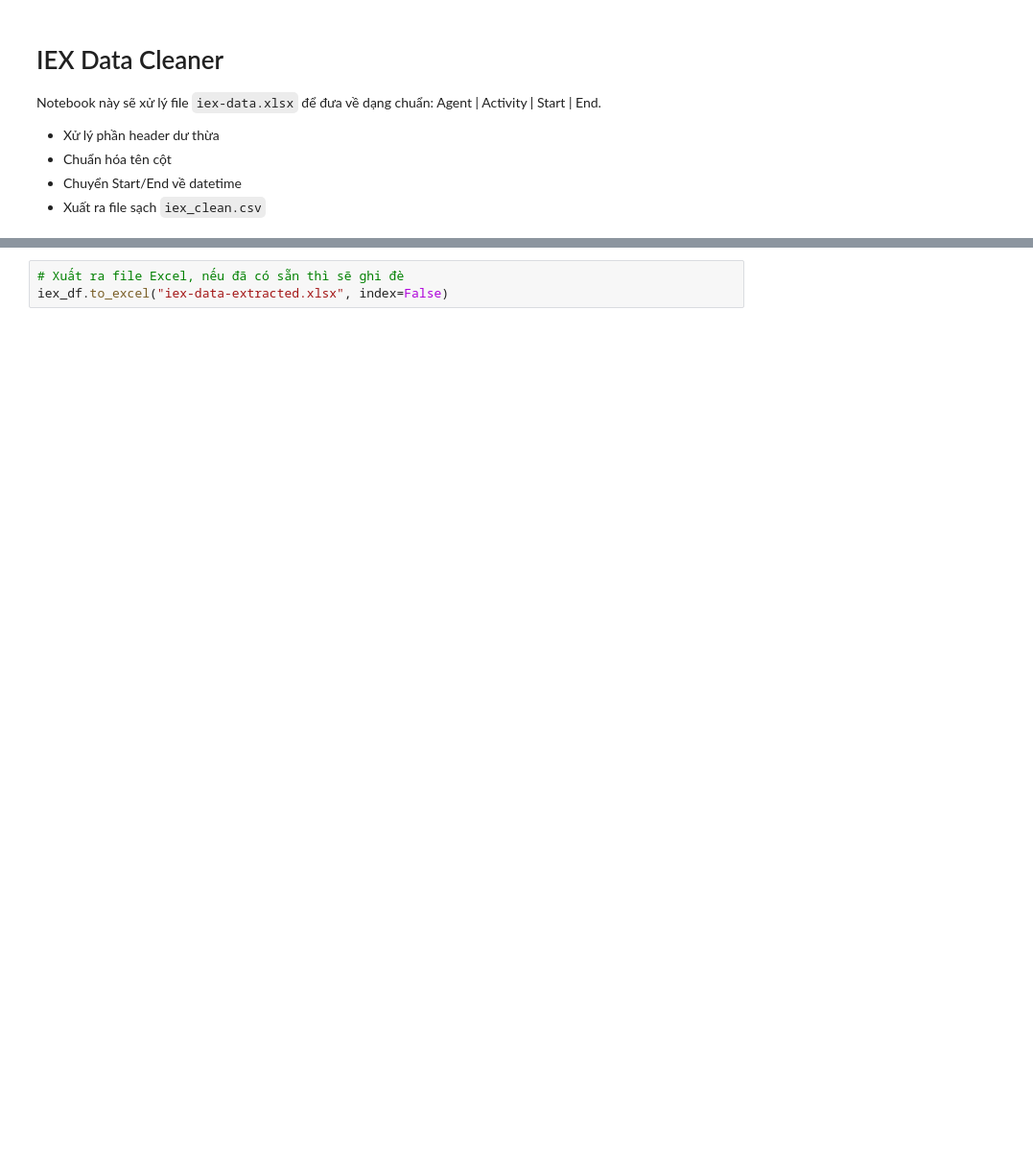
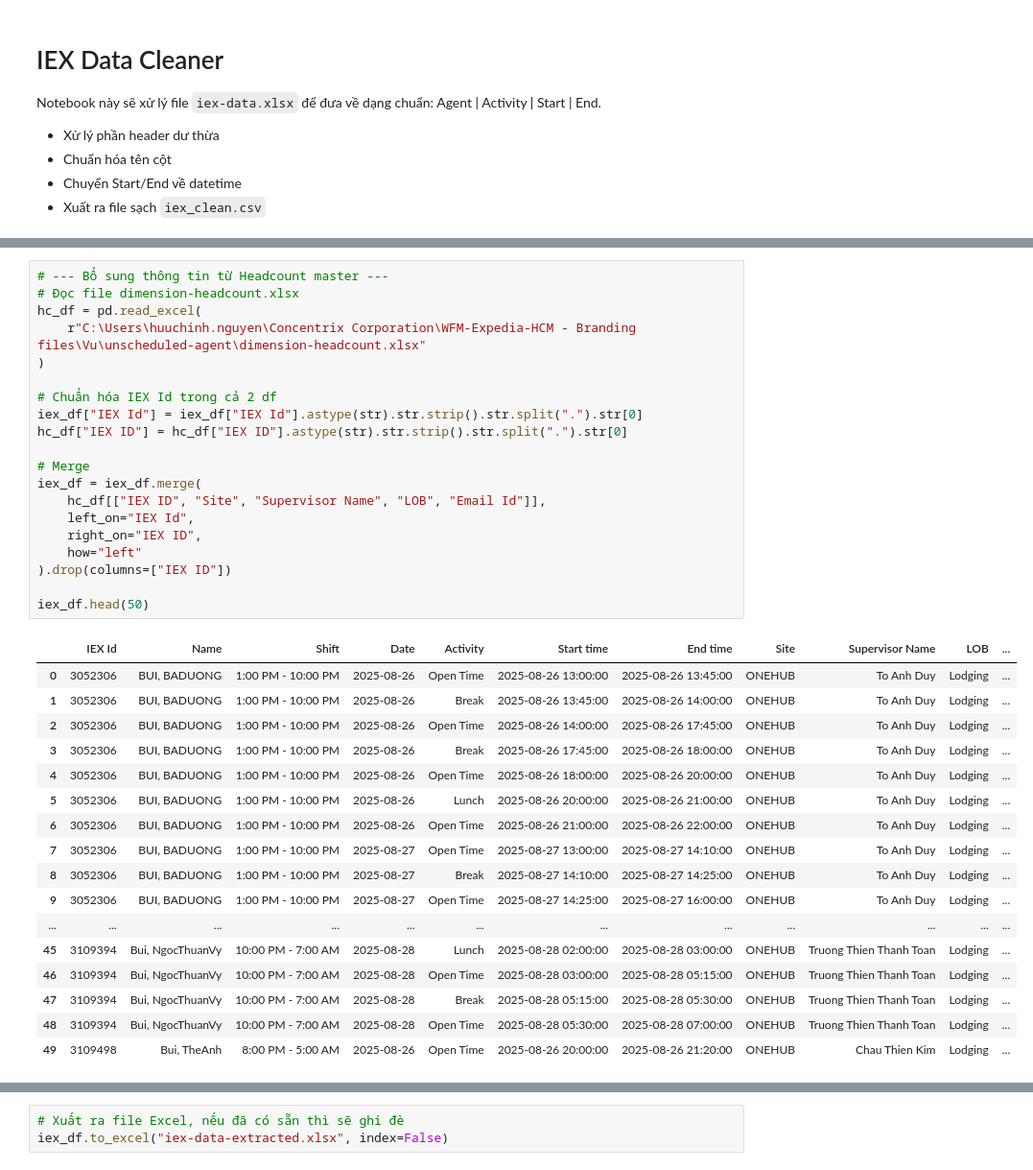
Before and after one commit to hoangvu2002/unscheduled-agent, a Jupyter notebook: production-iex_cleaner.ipynb, the cells around one changed output, grey strips where cells are left out. Shown: that part at 96% size. Cells and saved outputs as stored; diff of their text form; blank space fills up the shorter version.

Commit message:
Modified production-iex-cleaner to enrich iex_df with headcount data

```diff
--- a/production-iex_cleaner.ipynb
+++ b/production-iex_cleaner.ipynb
@@ -383,0 +386,38 @@ Số dòng start-date != Date sau xử lý: 0
+# %%
+# --- Bổ sung thông tin từ Headcount master ---
+# Đọc file dimension-headcount.xlsx
+hc_df = pd.read_excel(
+    r"C:\Users\huuchinh.nguyen\Concentrix Corporation\WFM-Expedia-HCM - Branding files\Vu\unscheduled-agent\dimension-headcount.xlsx"
+)
+
+# Chuẩn hóa IEX Id trong cả 2 df
+iex_df["IEX Id"] = iex_df["IEX Id"].astype(str).str.strip().str.split(".").str[0]
+hc_df["IEX ID"] = hc_df["IEX ID"].astype(str).str.strip().str.split(".").str[0]
+
+# Merge
+iex_df = iex_df.merge(
+    hc_df[["IEX ID", "Site", "Supervisor Name", "LOB", "Email Id"]],
+    left_on="IEX Id",
+    right_on="IEX ID",
+    how="left"
+).drop(columns=["IEX ID"])
+
+iex_df.head(50)
+# %% [output]
+|  | IEX Id | Name | Shift | Date | Activity | Start time | End time | Site | Supervisor Name | LOB | ... |
+| 0 | 3052306 | BUI, BADUONG | 1:00 PM - 10:00 PM | 2025-08-26 | Open Time | 2025-08-26 13:00:00 | 2025-08-26 13:45:00 | ONEHUB | To Anh Duy | Lodging | ... |
+| 1 | 3052306 | BUI, BADUONG | 1:00 PM - 10:00 PM | 2025-08-26 | Break | 2025-08-26 13:45:00 | 2025-08-26 14:00:00 | ONEHUB | To Anh Duy | Lodging | ... |
+| 2 | 3052306 | BUI, BADUONG | 1:00 PM - 10:00 PM | 2025-08-26 | Open Time | 2025-08-26 14:00:00 | 2025-08-26 17:45:00 | ONEHUB | To Anh Duy | Lodging | ... |
+| 3 | 3052306 | BUI, BADUONG | 1:00 PM - 10:00 PM | 2025-08-26 | Break | 2025-08-26 17:45:00 | 2025-08-26 18:00:00 | ONEHUB | To Anh Duy | Lodging | ... |
+| 4 | 3052306 | BUI, BADUONG | 1:00 PM - 10:00 PM | 2025-08-26 | Open Time | 2025-08-26 18:00:00 | 2025-08-26 20:00:00 | ONEHUB | To Anh Duy | Lodging | ... |
+| 5 | 3052306 | BUI, BADUONG | 1:00 PM - 10:00 PM | 2025-08-26 | Lunch | 2025-08-26 20:00:00 | 2025-08-26 21:00:00 | ONEHUB | To Anh Duy | Lodging | ... |
+| 6 | 3052306 | BUI, BADUONG | 1:00 PM - 10:00 PM | 2025-08-26 | Open Time | 2025-08-26 21:00:00 | 2025-08-26 22:00:00 | ONEHUB | To Anh Duy | Lodging | ... |
+| 7 | 3052306 | BUI, BADUONG | 1:00 PM - 10:00 PM | 2025-08-27 | Open Time | 2025-08-27 13:00:00 | 2025-08-27 14:10:00 | ONEHUB | To Anh Duy | Lodging | ... |
+| 8 | 3052306 | BUI, BADUONG | 1:00 PM - 10:00 PM | 2025-08-27 | Break | 2025-08-27 14:10:00 | 2025-08-27 14:25:00 | ONEHUB | To Anh Duy | Lodging | ... |
+| 9 | 3052306 | BUI, BADUONG | 1:00 PM - 10:00 PM | 2025-08-27 | Open Time | 2025-08-27 14:25:00 | 2025-08-27 16:00:00 | ONEHUB | To Anh Duy | Lodging | ... |
+| ... | ... | ... | ... | ... | ... | ... | ... | ... | ... | ... | ... |
+| 45 | 3109394 | Bui, NgocThuanVy | 10:00 PM - 7:00 AM | 2025-08-28 | Lunch | 2025-08-28 02:00:00 | 2025-08-28 03:00:00 | ONEHUB | Truong Thien Thanh Toan | Lodging | ... |
+| 46 | 3109394 | Bui, NgocThuanVy | 10:00 PM - 7:00 AM | 2025-08-28 | Open Time | 2025-08-28 03:00:00 | 2025-08-28 05:15:00 | ONEHUB | Truong Thien Thanh Toan | Lodging | ... |
+| 47 | 3109394 | Bui, NgocThuanVy | 10:00 PM - 7:00 AM | 2025-08-28 | Break | 2025-08-28 05:15:00 | 2025-08-28 05:30:00 | ONEHUB | Truong Thien Thanh Toan | Lodging | ... |
+| 48 | 3109394 | Bui, NgocThuanVy | 10:00 PM - 7:00 AM | 2025-08-28 | Open Time | 2025-08-28 05:30:00 | 2025-08-28 07:00:00 | ONEHUB | Truong Thien Thanh Toan | Lodging | ... |
+| 49 | 3109498 | Bui, TheAnh | 8:00 PM - 5:00 AM | 2025-08-26 | Open Time | 2025-08-26 20:00:00 | 2025-08-26 21:20:00 | ONEHUB | Chau Thien Kim | Lodging | ... |
```
Also changed, not shown: parts of 9 cells of this notebook.
